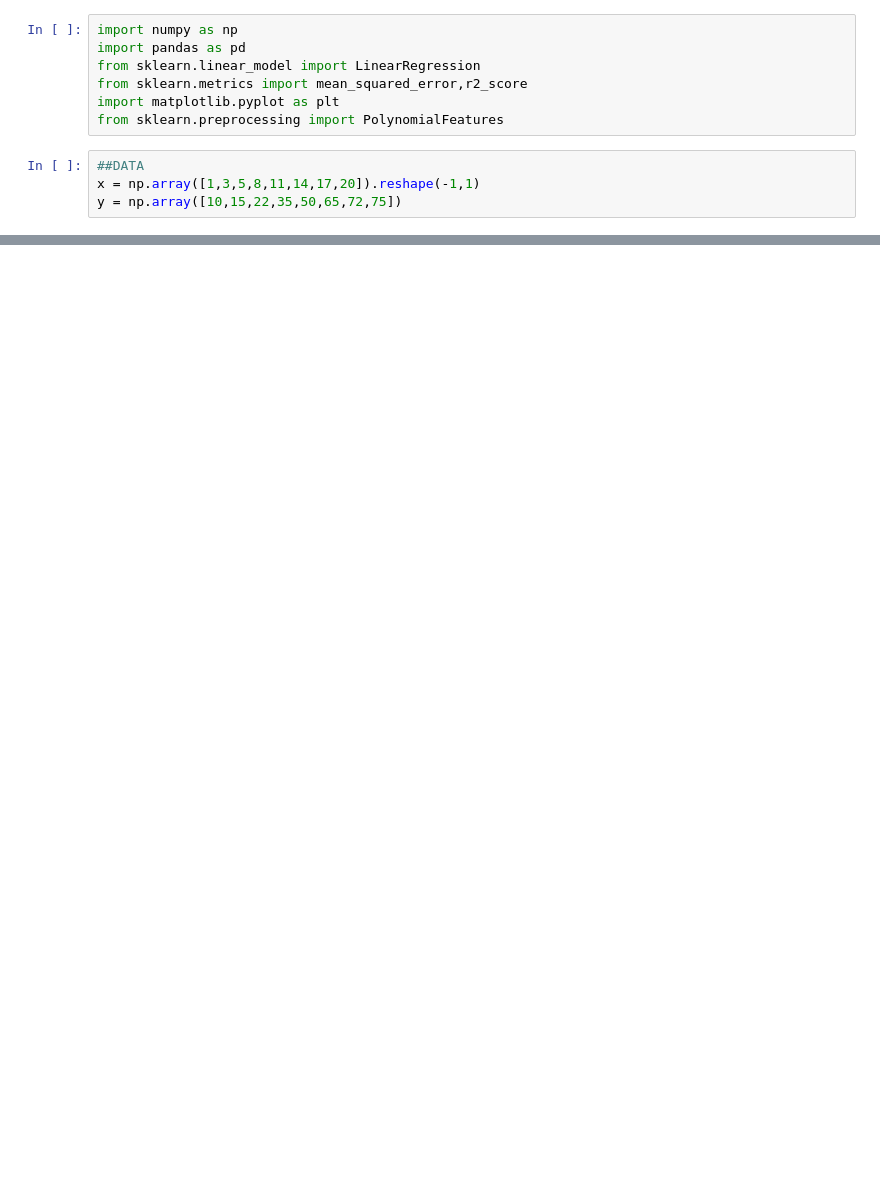
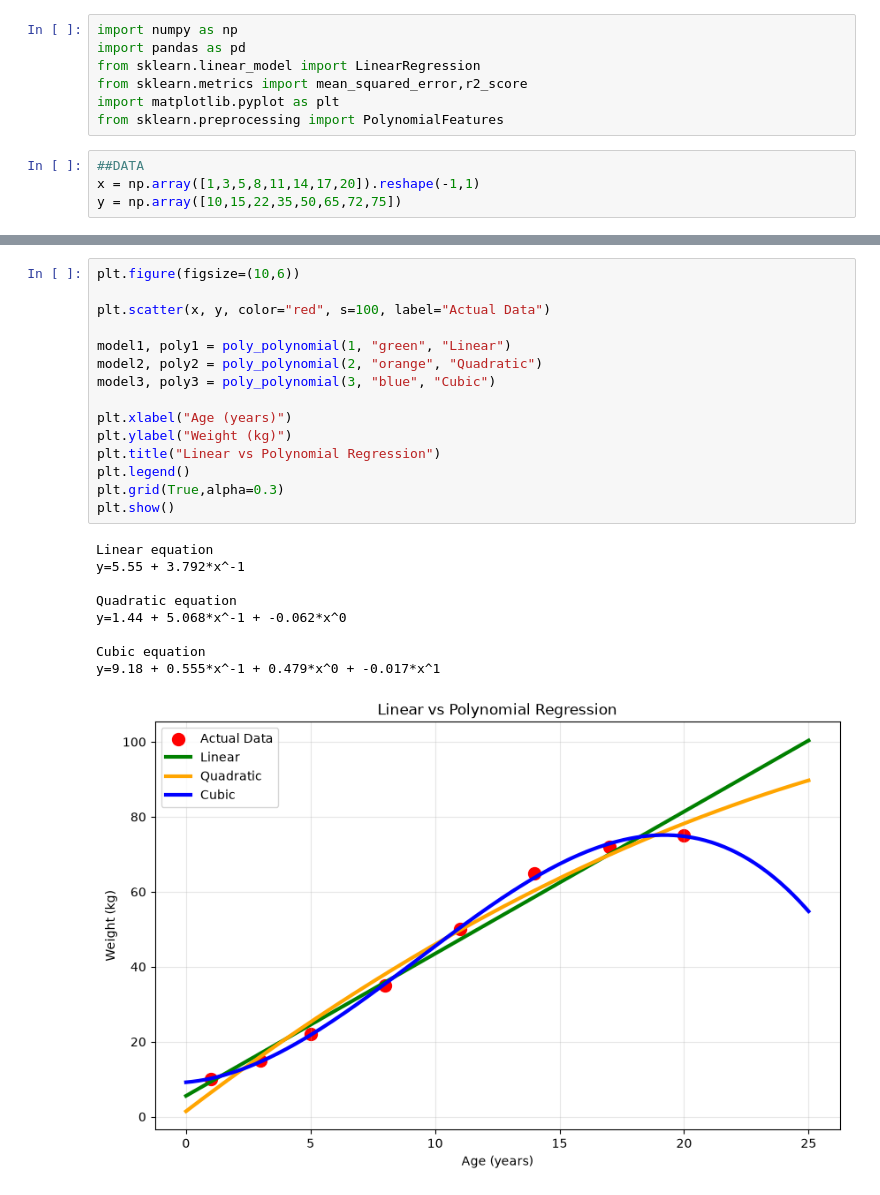
Before and after one commit to vipinyadav23542-ai/machinelearning-26vip, a Jupyter notebook: polynomial_regression.ipynb, the cells around one changed output, grey strips where cells are left out. Drawn from its saved outputs; the diff is of its cells as text; blank space fills up the shorter version.

```diff
--- a/polynomial_regression.ipynb
+++ b/polynomial_regression.ipynb
@@ -36,0 +91,25 @@ def poly_polynomial(degree,color,label):
+# %%
+plt.figure(figsize=(10,6))
+
+plt.scatter(x, y, color="red", s=100, label="Actual Data")
+
+model1, poly1 = poly_polynomial(1, "green", "Linear")
+model2, poly2 = poly_polynomial(2, "orange", "Quadratic")
+model3, poly3 = poly_polynomial(3, "blue", "Cubic")
+
+plt.xlabel("Age (years)")
+plt.ylabel("Weight (kg)")
+plt.title("Linear vs Polynomial Regression")
+plt.legend()
+plt.grid(True,alpha=0.3)
+plt.show()
+# %% [output]
+Linear equation
+y=5.55 + 3.792*x^-1
+
+Quadratic equation
+y=1.44 + 5.068*x^-1 + -0.062*x^0
+
+Cubic equation
+y=9.18 + 0.555*x^-1 + 0.479*x^0 + -0.017*x^1
+[figure, added]
```
Also changed, not shown: parts of 5 cells of this notebook.
